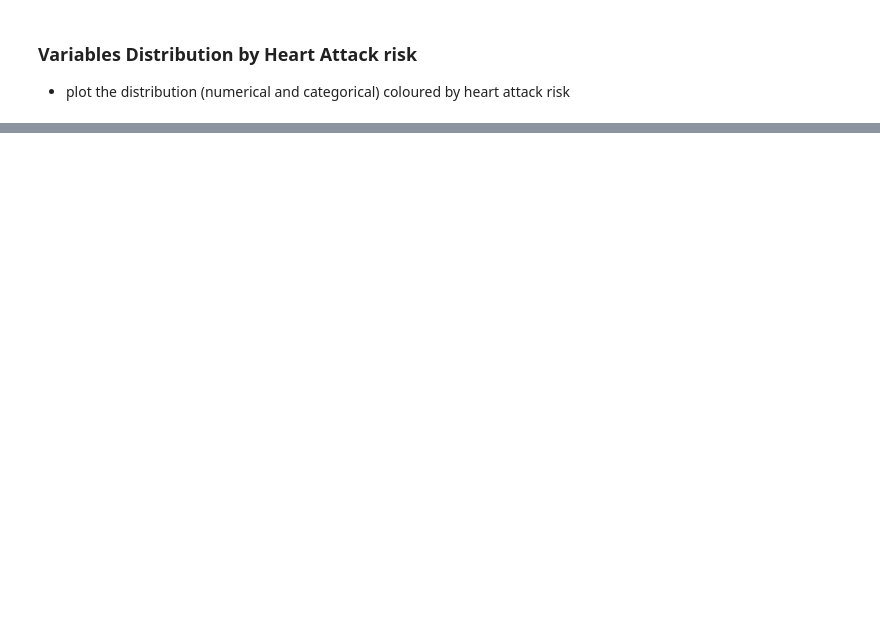
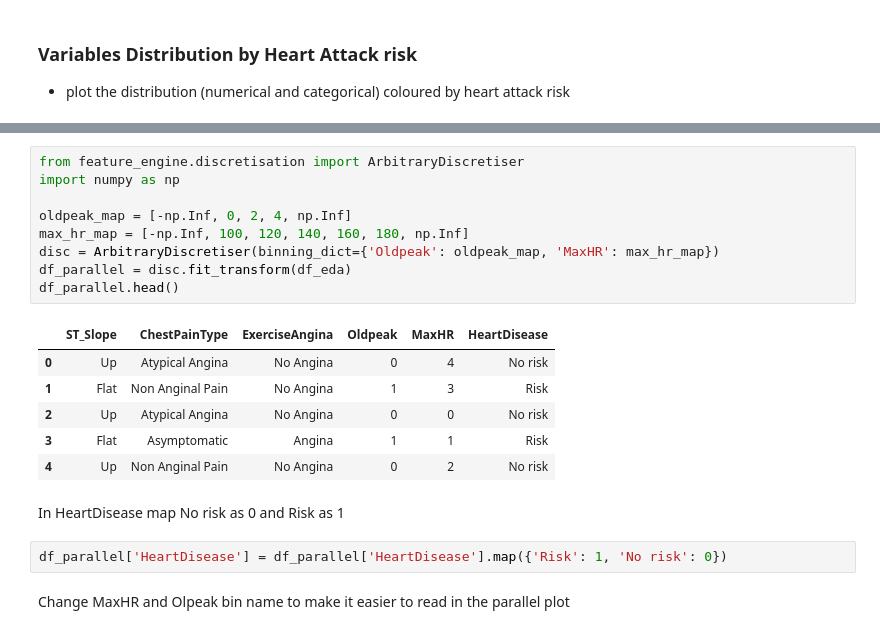
Before and after one commit to AngeloGaeta1990/Heart_attack_risk, a Jupyter notebook: jupyer_notebooks/Data_exploration.ipynb, the cells around one changed output, grey strips where cells are left out. Drawn from its saved outputs; the diff is of its cells as text; blank space fills up the shorter version.

```diff
--- a/jupyer_notebooks/Data_exploration.ipynb
+++ b/jupyer_notebooks/Data_exploration.ipynb
@@ -226,0 +245,22 @@ for col in vars_to_study:
+# %%
+from feature_engine.discretisation import ArbitraryDiscretiser
+import numpy as np
+
+oldpeak_map = [-np.Inf, 0, 2, 4, np.Inf]
+max_hr_map = [-np.Inf, 100, 120, 140, 160, 180, np.Inf]
+disc = ArbitraryDiscretiser(binning_dict={'Oldpeak': oldpeak_map, 'MaxHR': max_hr_map})
+df_parallel = disc.fit_transform(df_eda)
+df_parallel.head()
+# %% [output]
+|  | ST_Slope | ChestPainType | ExerciseAngina | Oldpeak | MaxHR | HeartDisease |
+| 0 | Up | Atypical Angina | No Angina | 0 | 4 | No risk |
+| 1 | Flat | Non Anginal Pain | No Angina | 1 | 3 | Risk |
+| 2 | Up | Atypical Angina | No Angina | 0 | 0 | No risk |
+| 3 | Flat | Asymptomatic | Angina | 1 | 1 | Risk |
+| 4 | Up | Non Anginal Pain | No Angina | 0 | 2 | No risk |
+# %% [markdown]
+In HeartDisease map No risk as 0 and Risk as 1
+# %%
+df_parallel['HeartDisease'] = df_parallel['HeartDisease'].map({'Risk': 1, 'No risk': 0})
+# %% [markdown]
+Change MaxHR and Olpeak bin name to make it easier to read in the parallel plot
```
Also changed, not shown: parts of 15 cells of this notebook.
